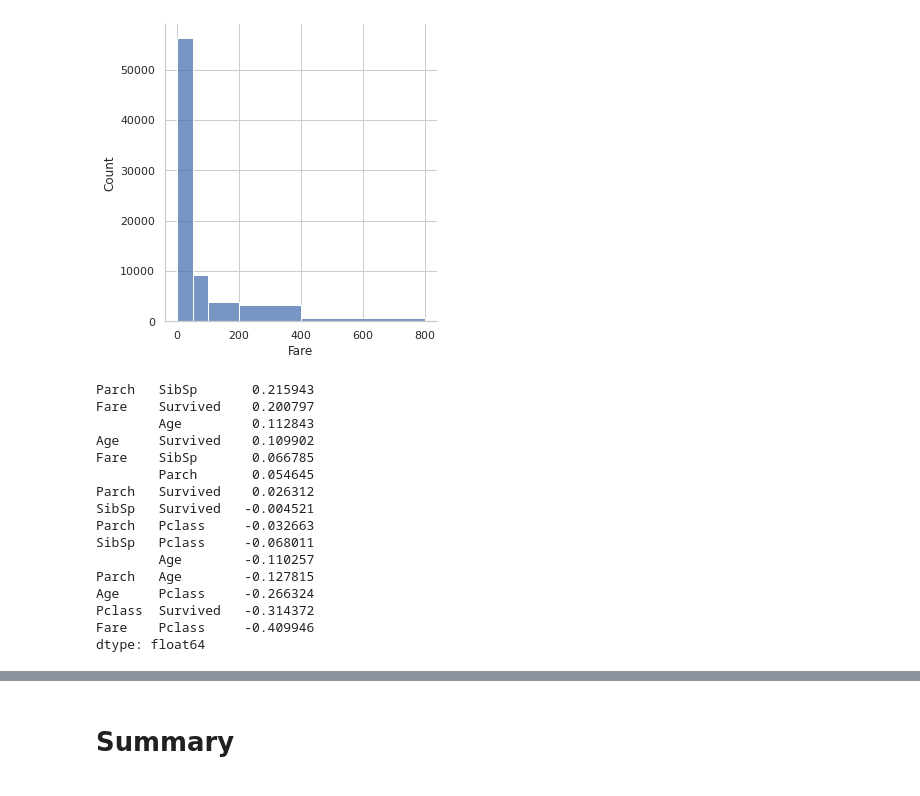
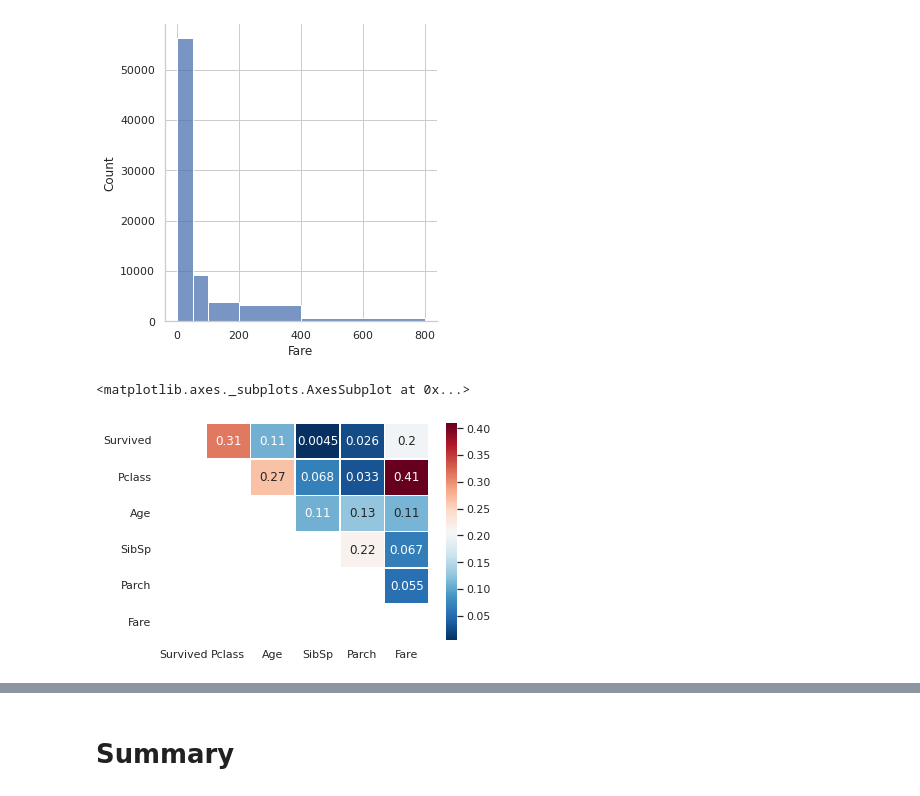
Before and after one commit to McReader/ml-intro, a Jupyter notebook: 2_data_exploration/eda.ipynb, the cells around one changed output, grey strips where cells are left out. Cells and saved outputs as stored; diff of their text form; code cells hidden in the pictures.

```diff
--- a/2_data_exploration/eda.ipynb
+++ b/2_data_exploration/eda.ipynb
@@ -146,25 +134,15 @@ sns.displot(titanic_data, x="Fare", bins=[0, 50, 100, 200, 400, 800])
 # %%
 passengers_characteristics = titanic_data.drop('PassengerId', axis=1)
 
-correlation = passengers_characteristics.corr(method='pearson')
+correlation = passengers_characteristics.corr(method='pearson').abs()
 correlation_without_duplicates = correlation.mask(np.tril(np.ones(correlation.shape)).astype(bool))
-top_correlated_features = correlation_without_duplicates.unstack().sort_values(ascending=False).dropna() # .head().index.to_list()
 
-top_correlated_features
+sns.heatmap(correlation_without_duplicates,
+            xticklabels=correlation_without_duplicates.columns,
+            yticklabels=correlation_without_duplicates.columns,
+            cmap='RdBu_r',
+            annot=True,
+            linewidth=0.5)
 # %% [output]
-Parch   SibSp       0.215943
-Fare    Survived    0.200797
-        Age         0.112843
-Age     Survived    0.109902
-Fare    SibSp       0.066785
-        Parch       0.054645
-Parch   Survived    0.026312
-SibSp   Survived   -0.004521
-Parch   Pclass     -0.032663
-SibSp   Pclass     -0.068011
-        Age        -0.110257
-Parch   Age        -0.127815
-Age     Pclass     -0.266324
-Pclass  Survived   -0.314372
-Fare    Pclass     -0.409946
-dtype: float64
+<matplotlib.axes._subplots.AxesSubplot at 0x...>
+[figure, added]
```
Also changed, not shown: parts of 6 cells of this notebook.
